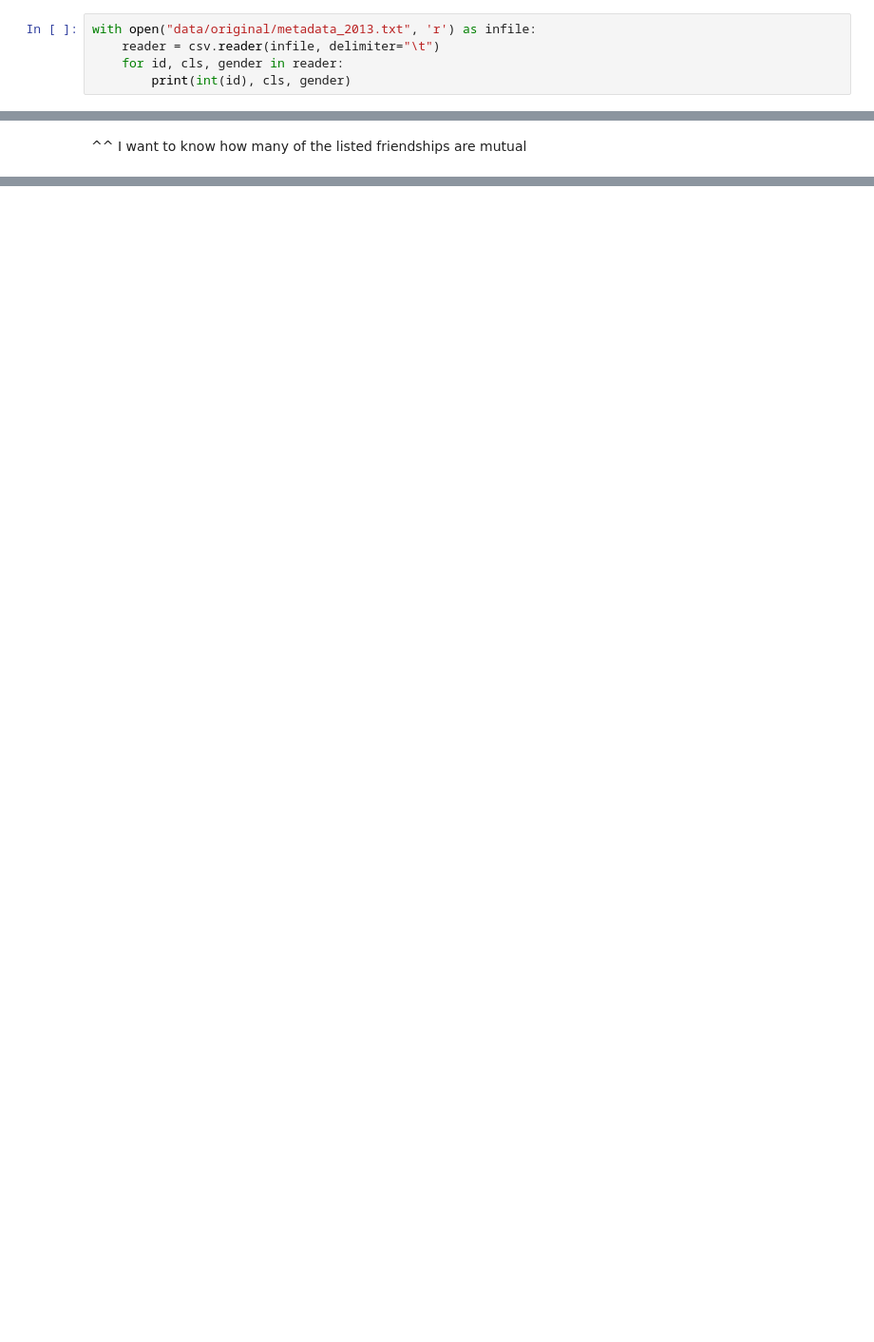
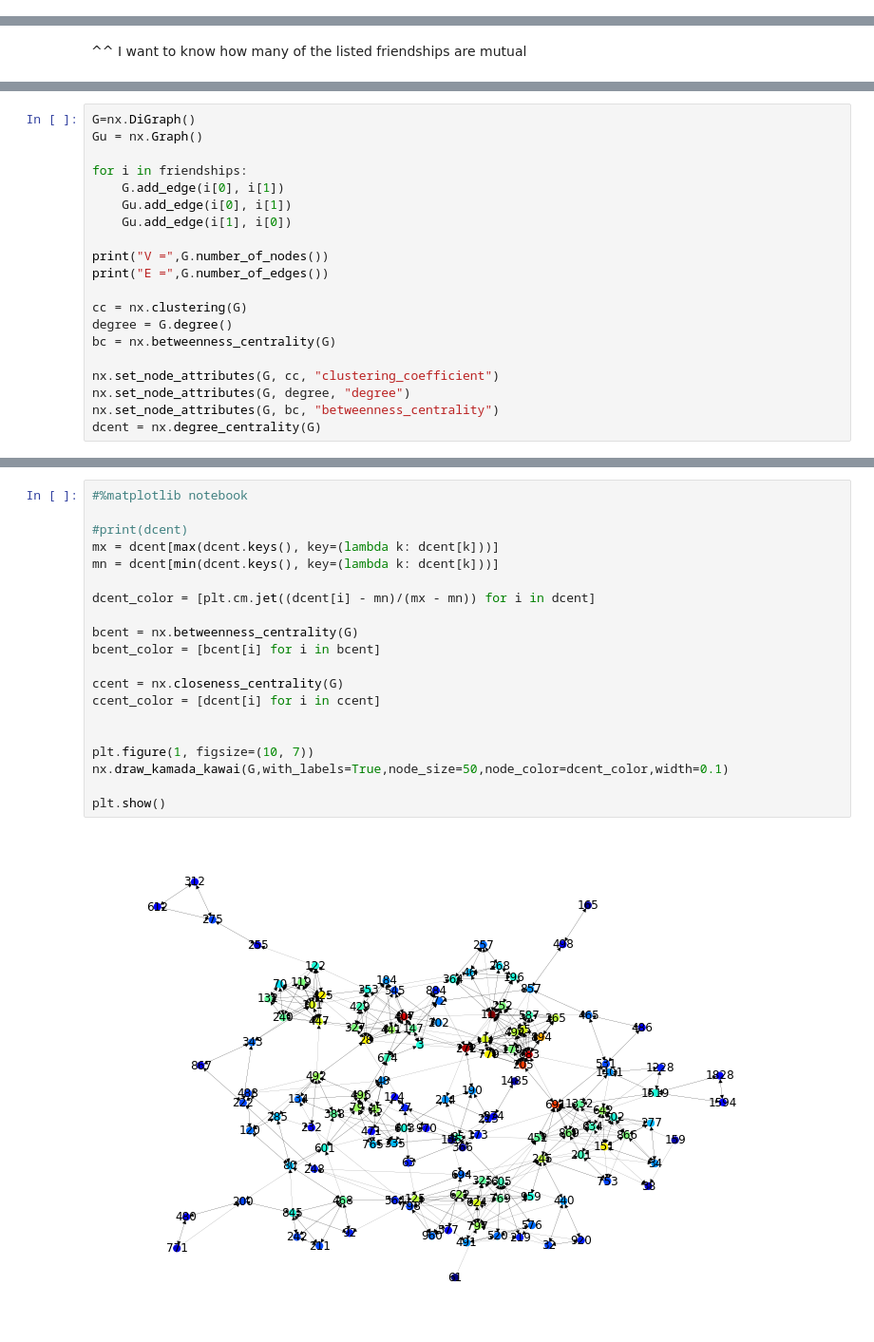
Before and after one commit to thetaspirit/hs-data-analysis, a Jupyter notebook: hs-contact-tracing.ipynb, the cells around one changed output, grey strips where cells are left out. Shown at 95% size. Drawn from its saved outputs; the diff is of its cells as text; blank space fills up the shorter version.

Commit message:
added cluster graphs and colors

```diff
--- a/hs-contact-tracing.ipynb
+++ b/hs-contact-tracing.ipynb
@@ -3,5 +0,0 @@ import csv
-# %%
-with open("data/original/metadata_2013.txt", 'r') as infile:
-    reader = csv.reader(infile, delimiter="\t")
-    for id, cls, gender in reader:
-        print(int(id), cls, gender)
@@ -99,0 +99,20 @@ print(min((1, 2)))
+# %%
+G=nx.DiGraph()
+Gu = nx.Graph()
+
+for i in friendships:
+    G.add_edge(i[0], i[1])
+    Gu.add_edge(i[0], i[1])
+    Gu.add_edge(i[1], i[0])
+
+print("V =",G.number_of_nodes())
+print("E =",G.number_of_edges())
+
+cc = nx.clustering(G)
+degree = G.degree()
+bc = nx.betweenness_centrality(G)
+
+nx.set_node_attributes(G, cc, "clustering_coefficient")
+nx.set_node_attributes(G, degree, "degree")
+nx.set_node_attributes(G, bc, "betweenness_centrality")
+dcent = nx.degree_centrality(G)
@@ -99,0 +124,22 @@ print(min((1, 2)))
+# %%
+#%matplotlib notebook
+
+#print(dcent)
+mx = dcent[max(dcent.keys(), key=(lambda k: dcent[k]))]
+mn = dcent[min(dcent.keys(), key=(lambda k: dcent[k]))]
+
+dcent_color = [plt.cm.jet((dcent[i] - mn)/(mx - mn)) for i in dcent]
+
+bcent = nx.betweenness_centrality(G)
+bcent_color = [bcent[i] for i in bcent]
+
+ccent = nx.closeness_centrality(G)
+ccent_color = [dcent[i] for i in ccent]
+
+
+plt.figure(1, figsize=(10, 7))
+nx.draw_kamada_kawai(G,with_labels=True,node_size=50,node_color=dcent_color,width=0.1)
+
+plt.show()
+# %% [output]
+[figure, added]
```
Also changed, not shown: parts of 11 cells of this notebook.
